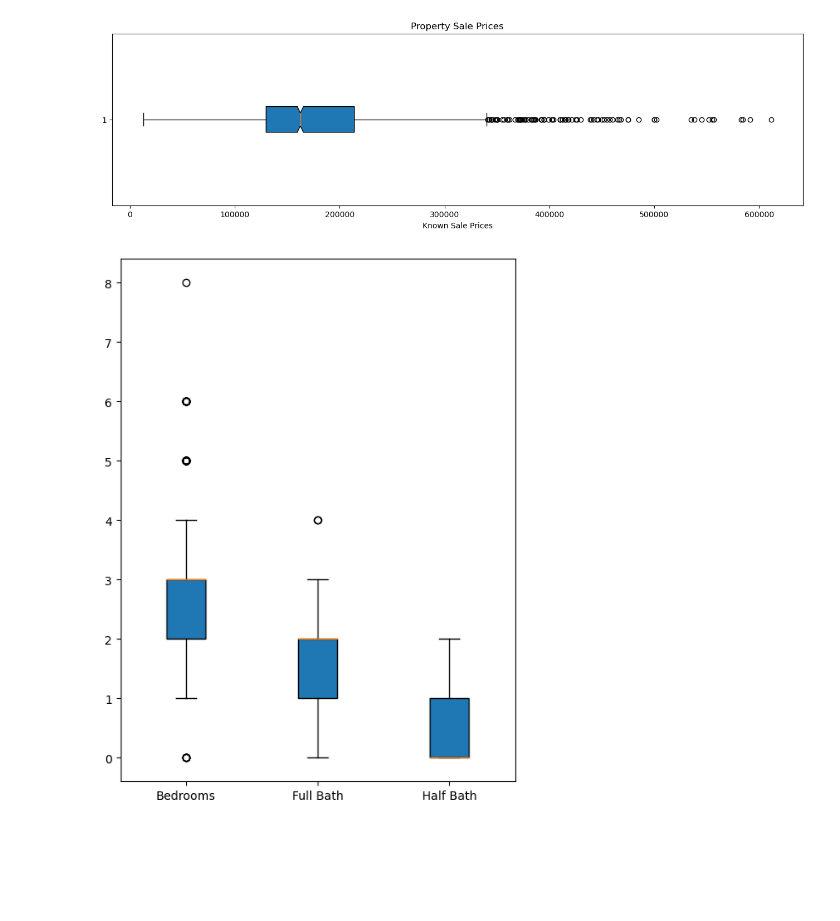
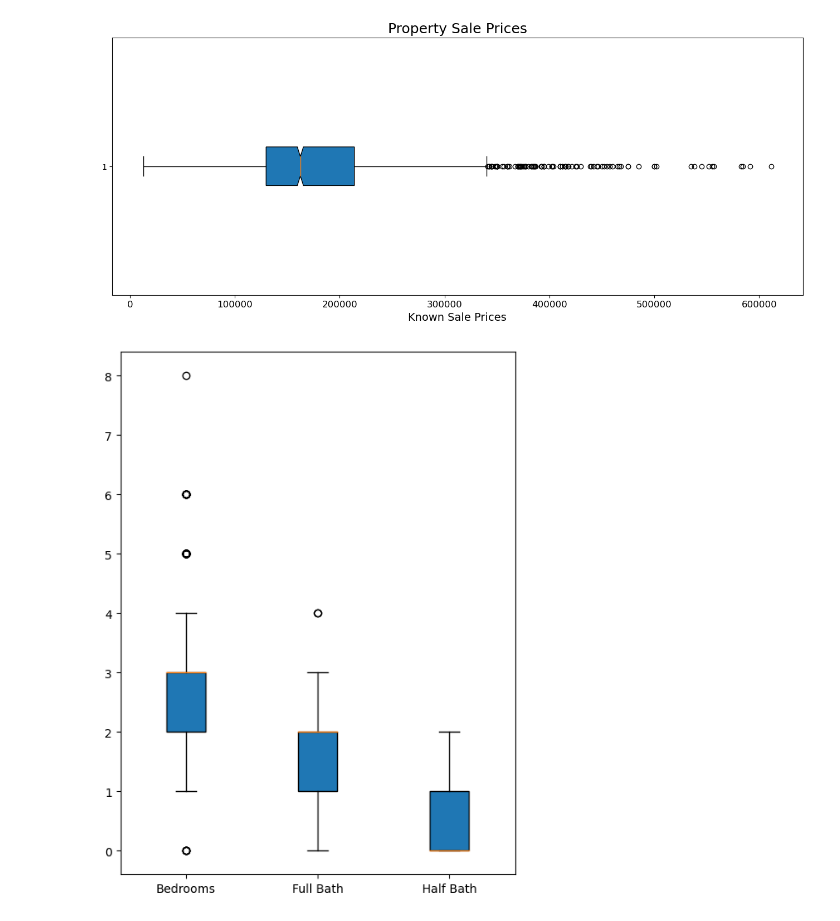
Before and after one commit to mikeminik/housing_prices_OLS_regression, a Jupyter notebook: Visualizations/01_Visualizations.ipynb, the cells around one changed output. Saved outputs shown, nothing was run; the diff lists cells and outputs as text; code cells hidden in the pictures; blank space fills up the shorter version.

```diff
--- a/Visualizations/01_Visualizations.ipynb
+++ b/Visualizations/01_Visualizations.ipynb
@@ -34,14 +34,15 @@ convert_years_to_ages(props, 2010, [
 # %%
 props.drop('PID', axis = 1 , inplace = True)
 # %%
-plt.figure(figsize=(16,4))
+plt.figure(figsize=(16,6))
 plt.boxplot(props['SalePrice'], vert = False, patch_artist=True, notch=True);
-plt.title('Property Sale Prices')
-plt.xlabel('Known Sale Prices')
+plt.title('Property Sale Prices', size = 18)
+plt.xlabel('Known Sale Prices', size = 14)
+plt.xticks(size = 12)
 
 plt.savefig('Known_Sale_Prices.png')
 # %% [output]
-[figure, old version]
+[figure, new version]
 # %%
 rooms = props.loc[:, ['Bedroom AbvGr', 'Full Bath', 'Half Bath']]
 # %%
```
Also changed, not shown: 4 other files.
